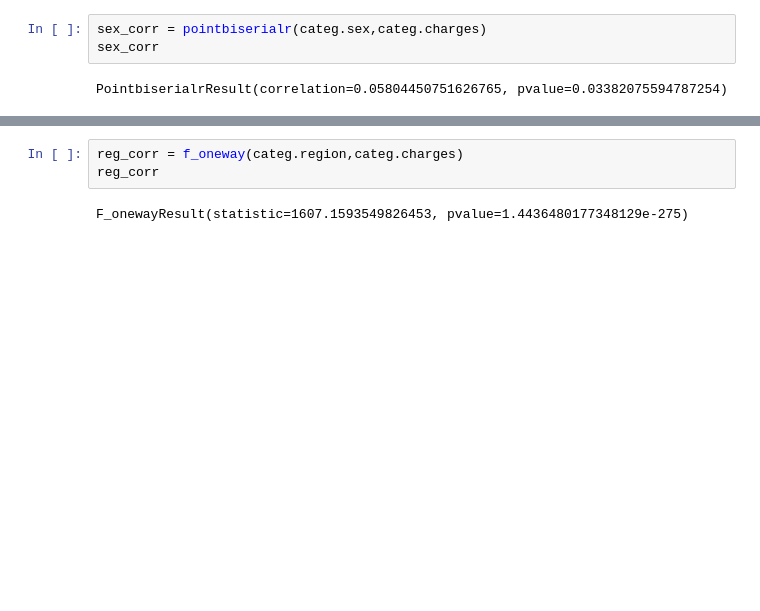
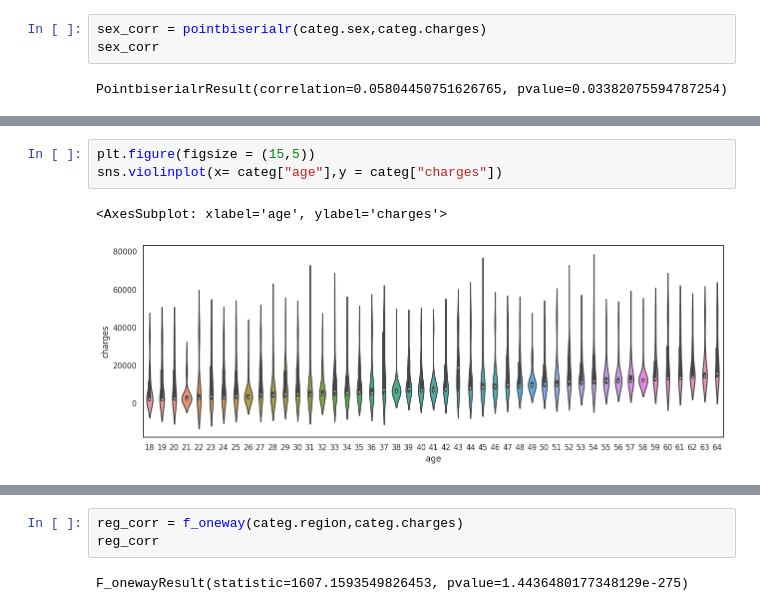
Before and after one commit to JynMoriarty/Assurance, a Jupyter notebook: analysis.ipynb, the cells around one changed output, grey strips where cells are left out. Saved outputs shown, nothing was run; the diff lists cells and outputs as text; blank space fills up the shorter version.

```diff
--- a/analysis.ipynb
+++ b/analysis.ipynb
@@ -222,3 +385,9 @@ PointbiserialrResult(correlation=0.05804450751626765, pvalue=0.03382075594787254
+# %%
+plt.figure(figsize = (15,5))
+sns.violinplot(x= categ["age"],y = categ["charges"])
+# %% [output]
+<AxesSubplot: xlabel='age', ylabel='charges'>
+[figure, added]
 # %%
 smok_corr = pointbiserialr(categ.smoker,categ.charges)
 smok_corr
```
Also changed, not shown: parts of 99 cells of this notebook.
